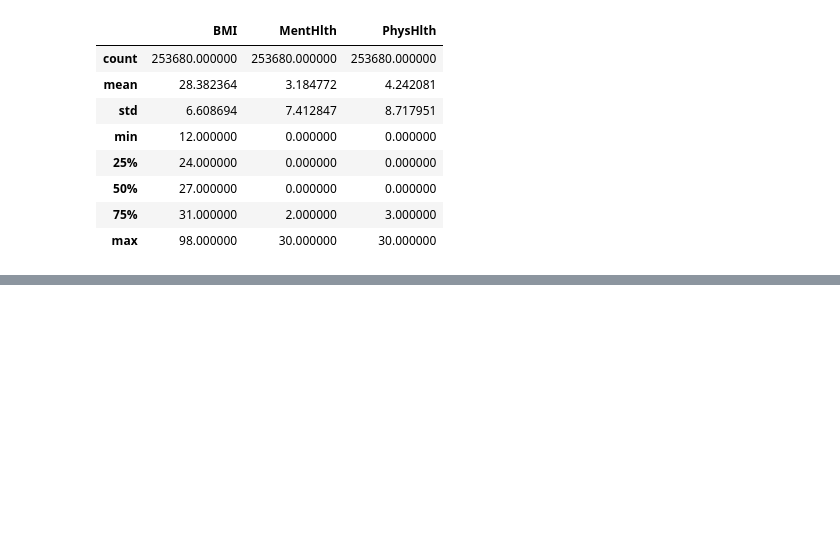
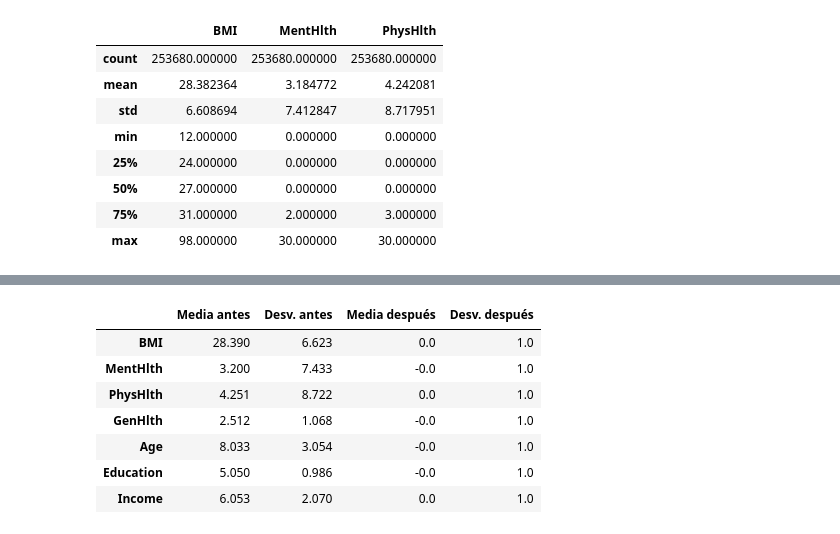
Before and after one commit to RodrigoP08/Practica_Integradora_Mineria, a Jupyter notebook: notebooks/01_limpieza.ipynb, the cells around one changed output, grey strips where cells are left out. Cells and saved outputs as stored; diff of their text form; code cells hidden in the pictures; blank space fills up the shorter version.

```diff
--- a/notebooks/01_limpieza.ipynb
+++ b/notebooks/01_limpieza.ipynb
@@ -334,0 +403,16 @@ dtype: float64
+# %%
+from sklearn.model_selection import GroupShuffleSplit
+
+SEED = 42
+grupos = pd.util.hash_pandas_object(X, index=False)
+division = GroupShuffleSplit(n_splits=1, test_size=0.2, random_state=SEED)
+train_idx, test_idx = next(division.split(X, y, groups=grupos))
+
+X_train, X_test = X.iloc[train_idx].copy(), X.iloc[test_idx].copy()
+y_train, y_test = y.iloc[train_idx].copy(), y.iloc[test_idx].copy()
+
+assert not set(grupos.iloc[train_idx]) & set(grupos.iloc[test_idx])
+print("Entrenamiento:", X_train.shape)
+print("Prueba:", X_test.shape)
+pd.DataFrame({"Entrenamiento (%)": y_train.value_counts(normalize=True)*100,
+              "Prueba (%)": y_test.value_counts(normalize=True)*100}).round(2)
@@ -334,0 +460,25 @@ dtype: float64
+# %%
+from sklearn.preprocessing import StandardScaler
+
+cols_escalar = ["BMI", "MentHlth", "PhysHlth", "GenHlth", "Age", "Education", "Income"]
+scaler = StandardScaler()
+X_train_scaled = X_train.astype(float)
+X_test_scaled = X_test.astype(float)
+
+# Ajustar solo con entrenamiento
+X_train_scaled[cols_escalar] = scaler.fit_transform(X_train[cols_escalar])
+X_test_scaled[cols_escalar] = scaler.transform(X_test[cols_escalar])
+
+pd.DataFrame({"Media antes": X_train[cols_escalar].mean(),
+              "Desv. antes": X_train[cols_escalar].std(),
+              "Media después": X_train_scaled[cols_escalar].mean(),
+              "Desv. después": X_train_scaled[cols_escalar].std()}).round(3)
+# %% [output]
+|  | Media antes | Desv. antes | Media después | Desv. después |
+| BMI | 28.390 | 6.623 | 0.0 | 1.0 |
+| MentHlth | 3.200 | 7.433 | -0.0 | 1.0 |
+| PhysHlth | 4.251 | 8.722 | 0.0 | 1.0 |
+| GenHlth | 2.512 | 1.068 | -0.0 | 1.0 |
+| Age | 8.033 | 3.054 | -0.0 | 1.0 |
+| Education | 5.050 | 0.986 | -0.0 | 1.0 |
+| Income | 6.053 | 2.070 | 0.0 | 1.0 |
```
Also changed, not shown: parts of 23 cells of this notebook, 13 other files.
